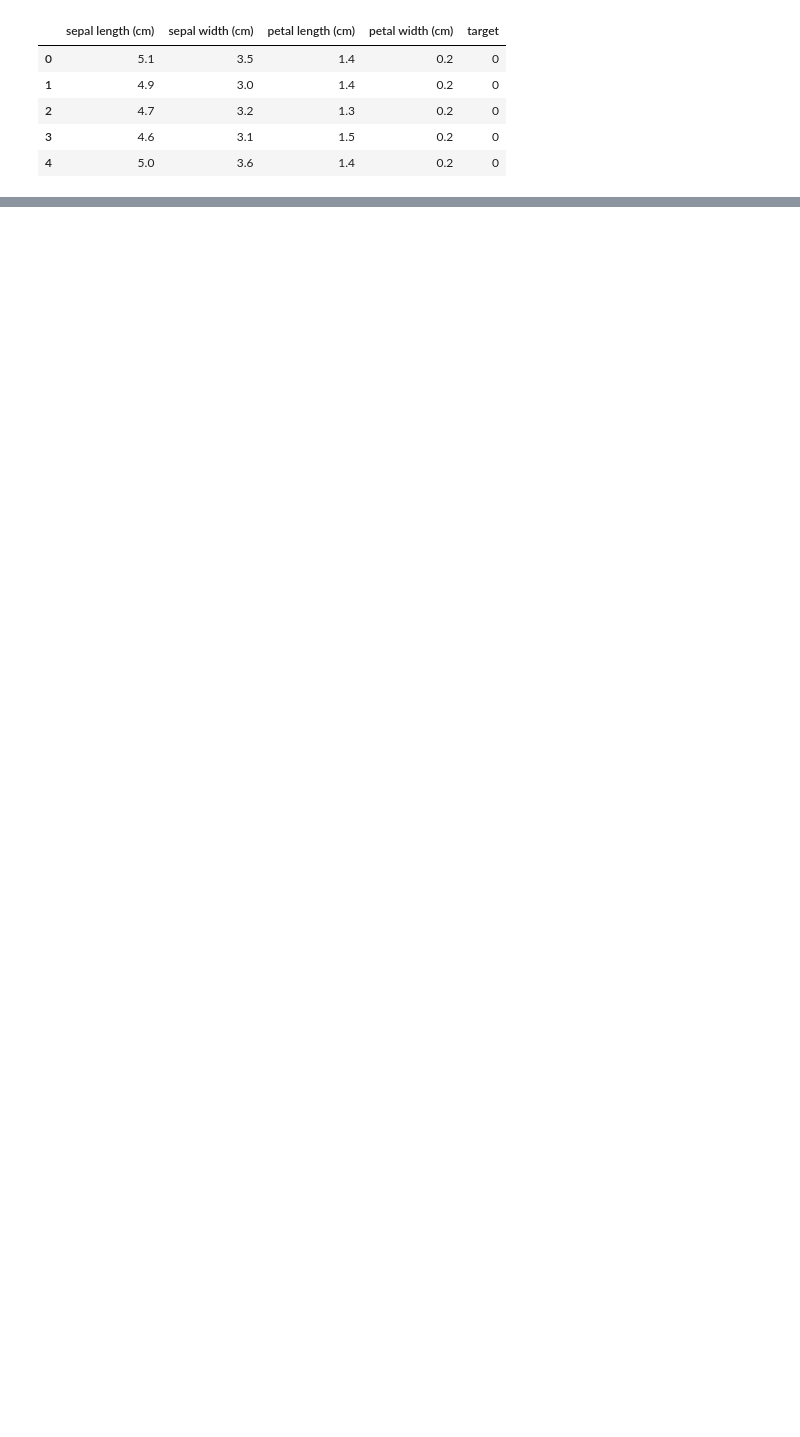
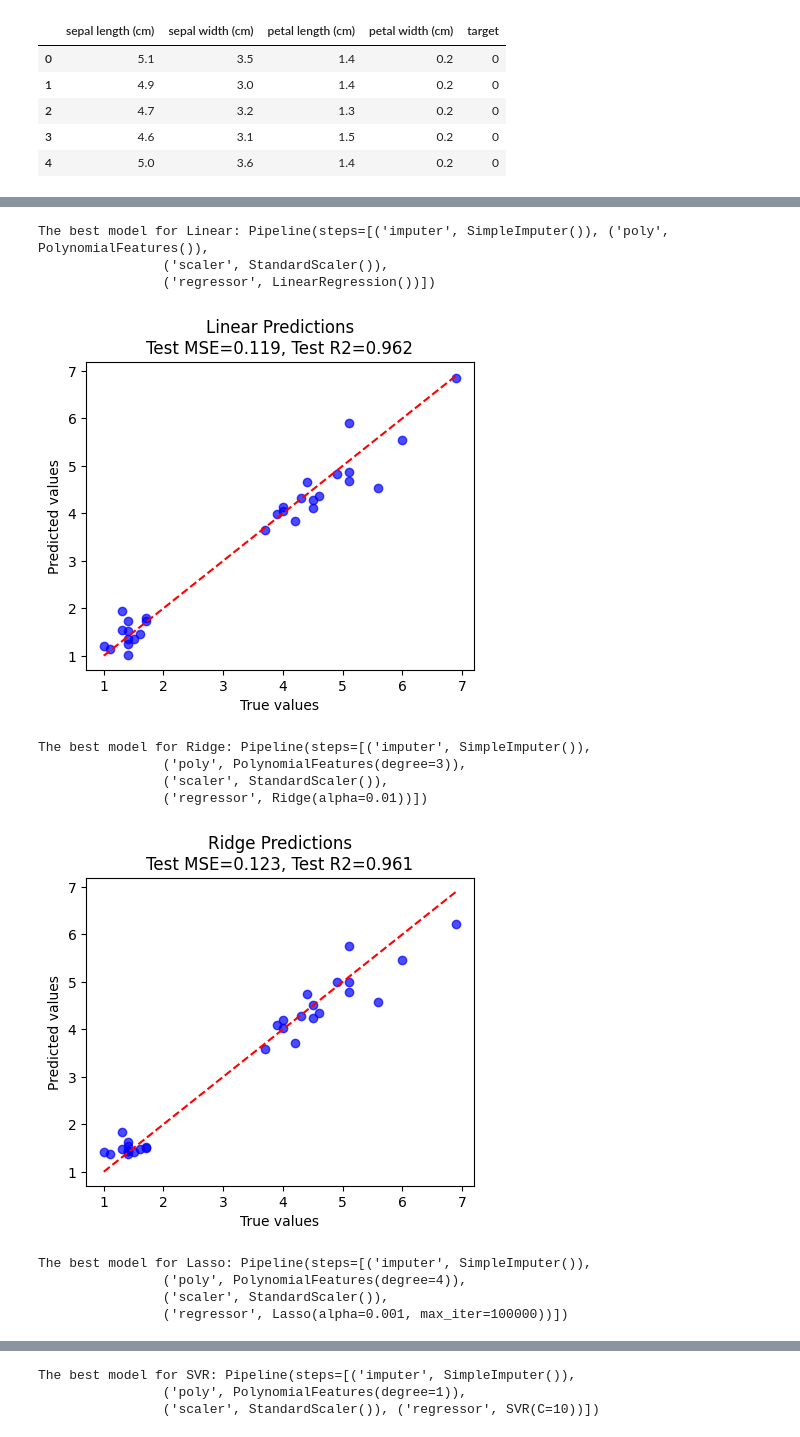
Before and after one commit to willy1893/Maching-Learning, a Jupyter notebook: 2_Regression.ipynb, the cells around one changed output, grey strips where cells are left out. Cells and saved outputs as stored; diff of their text form; code cells hidden in the pictures; blank space fills up the shorter version.

```diff
--- a/2_Regression.ipynb
+++ b/2_Regression.ipynb
@@ -101,0 +152,23 @@ Lasso best params: {'poly__degree': 4, 'regressor__alpha': '0.0010'}, Best CV R2
+# %%
+# === 3. Run evaluation ===
+
+evaluate_models(
+    X_train, y_train, X_test, y_test,
+    models_and_params=models_and_params,
+    cv=5,
+    plot=True
+    )
+# %% [output]
+The best model for Linear: Pipeline(steps=[('imputer', SimpleImputer()), ('poly', PolynomialFeatures()),
+                ('scaler', StandardScaler()),
+                ('regressor', LinearRegression())])
+[figure, added]
+The best model for Ridge: Pipeline(steps=[('imputer', SimpleImputer()),
+                ('poly', PolynomialFeatures(degree=3)),
+                ('scaler', StandardScaler()),
+                ('regressor', Ridge(alpha=0.01))])
+[figure, added]
+The best model for Lasso: Pipeline(steps=[('imputer', SimpleImputer()),
+                ('poly', PolynomialFeatures(degree=4)),
+                ('scaler', StandardScaler()),
+                ('regressor', Lasso(alpha=0.001, max_iter=100000))])
@@ -101,0 +182,3 @@ Lasso best params: {'poly__degree': 4, 'regressor__alpha': '0.0010'}, Best CV R2
+The best model for SVR: Pipeline(steps=[('imputer', SimpleImputer()),
+                ('poly', PolynomialFeatures(degree=1)),
+                ('scaler', StandardScaler()), ('regressor', SVR(C=10))])
```
Also changed, not shown: parts of 6 cells of this notebook, 3 other files.
